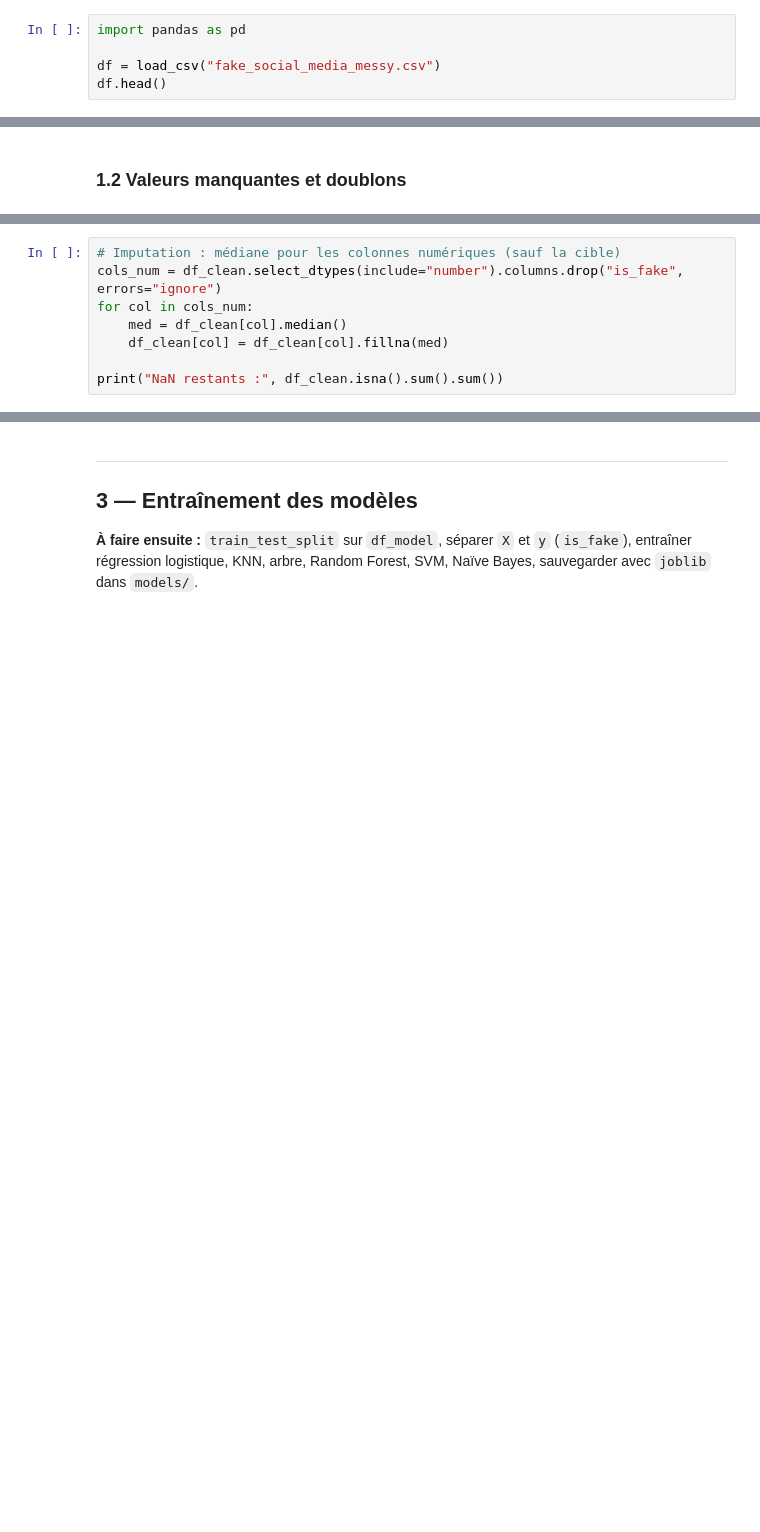
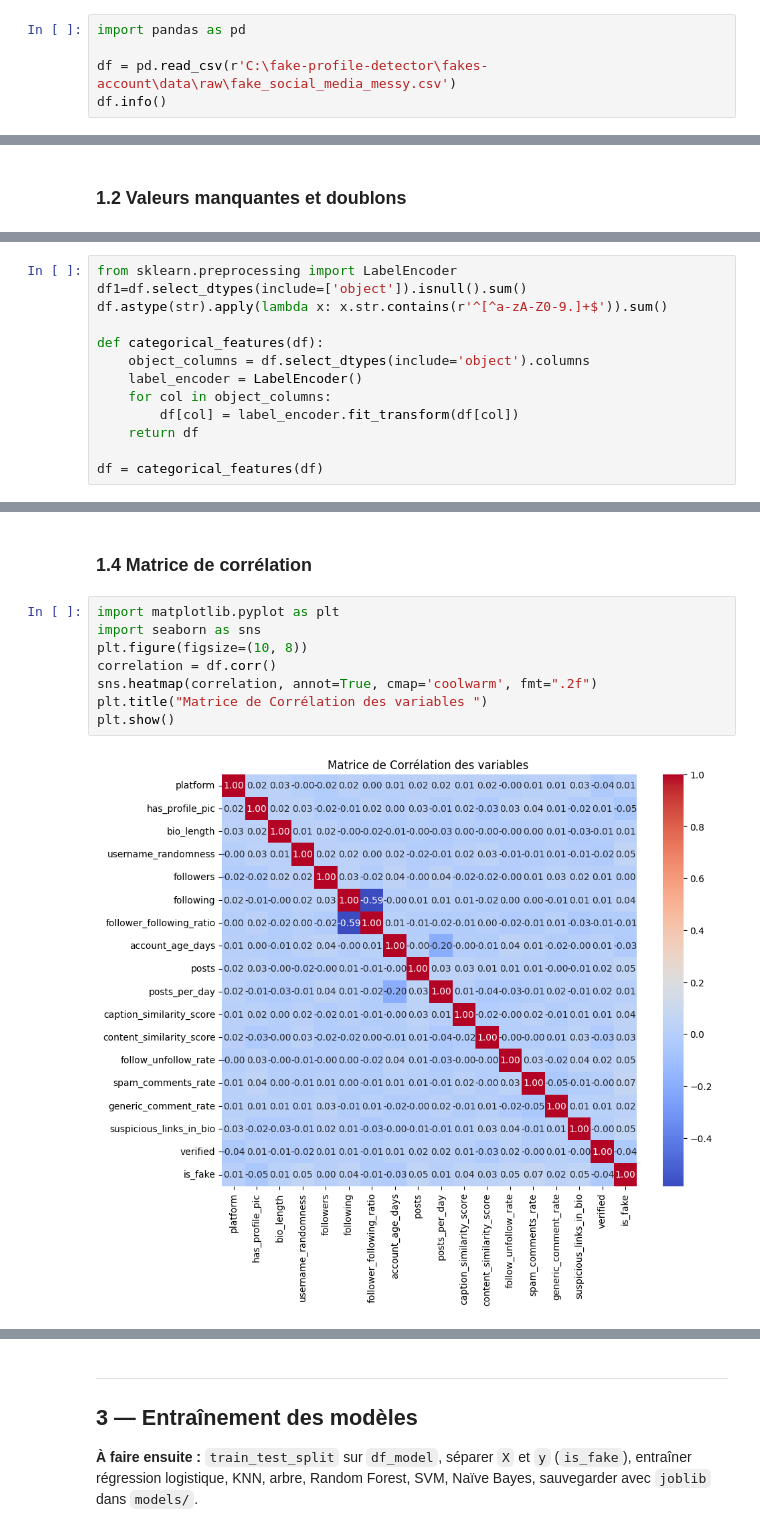
Before and after one commit to ML-fakes-account/fakes-account, a Jupyter notebook: notebooks/projet_fake_profiles.ipynb, the cells around one changed output, grey strips where cells are left out. Saved outputs shown, nothing was run; the diff lists cells and outputs as text; blank space fills up the shorter version.

Commit message:
clean data base

```diff
--- a/notebooks/projet_fake_profiles.ipynb
+++ b/notebooks/projet_fake_profiles.ipynb
@@ -31,5 +34,5 @@ Si une erreur apparaît, exécute d’abord `python scripts/make_messy_dataset.p
 # %%
 import pandas as pd
 
-df = load_csv("fake_social_media_messy.csv")
-df.head()
+df = pd.read_csv(r'C:\fake-profile-detector\fakes-account\data\raw\fake_social_media_messy.csv')
+df.info()
@@ -92,8 +108,0 @@ print(df_clean["platform"].value_counts())
-# %%
-# Imputation : médiane pour les colonnes numériques (sauf la cible)
-cols_num = df_clean.select_dtypes(include="number").columns.drop("is_fake", errors="ignore")
-for col in cols_num:
-    med = df_clean[col].median()
-    df_clean[col] = df_clean[col].fillna(med)
-
-print("NaN restants :", df_clean.isna().sum().sum())
@@ -113,0 +111,13 @@ print("Fichier sauvegardé :", chemin_propre)
+# %%
+from sklearn.preprocessing import LabelEncoder
+df1=df.select_dtypes(include=['object']).isnull().sum()
+df.astype(str).apply(lambda x: x.str.contains(r'^[^a-zA-Z0-9.]+$')).sum()
+
+def categorical_features(df):
+    object_columns = df.select_dtypes(include='object').columns
+    label_encoder = LabelEncoder()
+    for col in object_columns:
+        df[col] = label_encoder.fit_transform(df[col])
+    return df
+
+df = categorical_features(df)
@@ -113,0 +155,12 @@ print("Fichier sauvegardé :", chemin_propre)
+# %% [markdown]
+### 1.4 Matrice de corrélation
+# %%
+import matplotlib.pyplot as plt
+import seaborn as sns
+plt.figure(figsize=(10, 8))
+correlation = df.corr()
+sns.heatmap(correlation, annot=True, cmap='coolwarm', fmt=".2f")
+plt.title("Matrice de Corrélation des variables ")
+plt.show()
+# %% [output]
+[figure, added]
```
Also changed, not shown: parts of 21 cells of this notebook.
